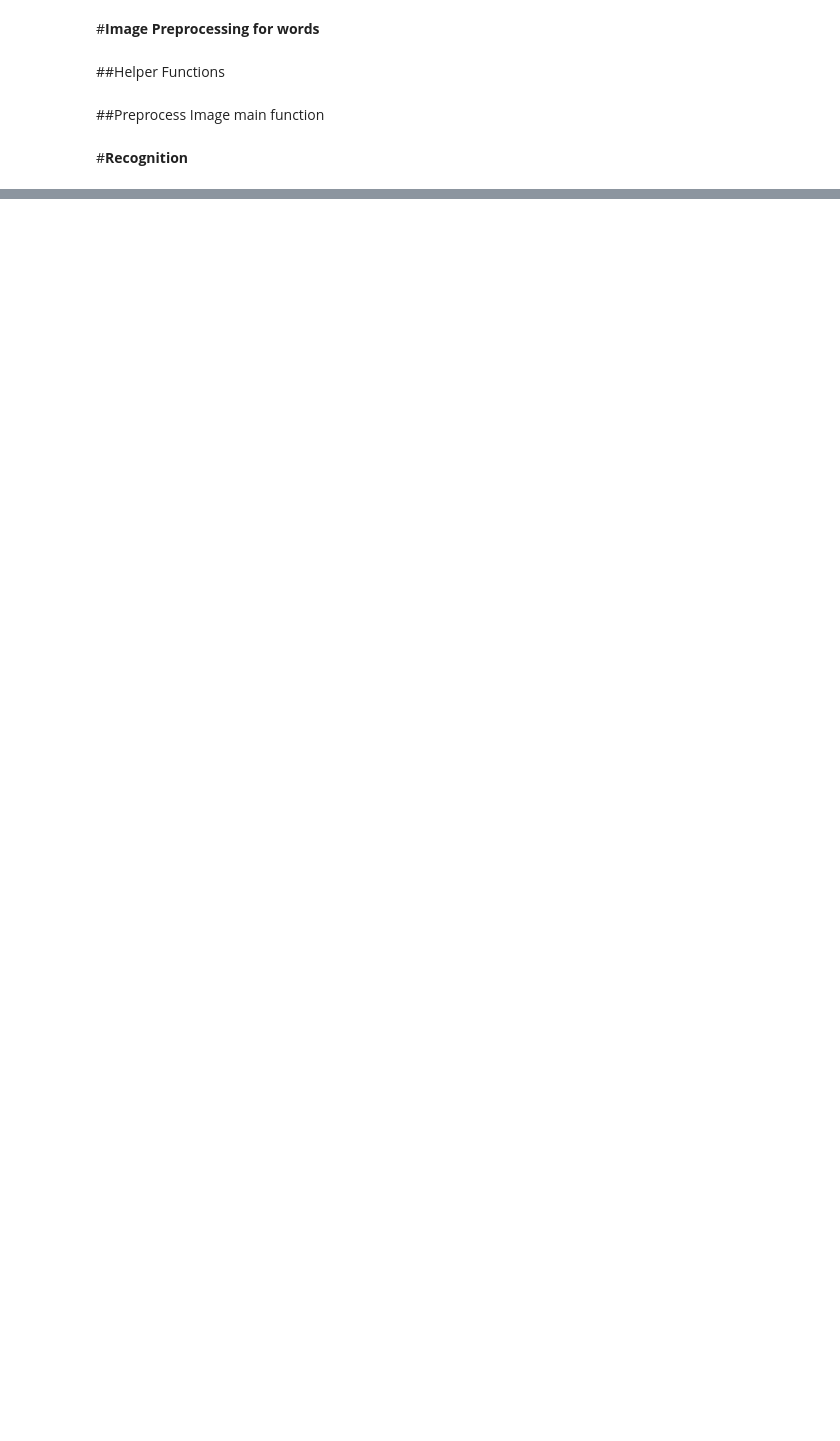
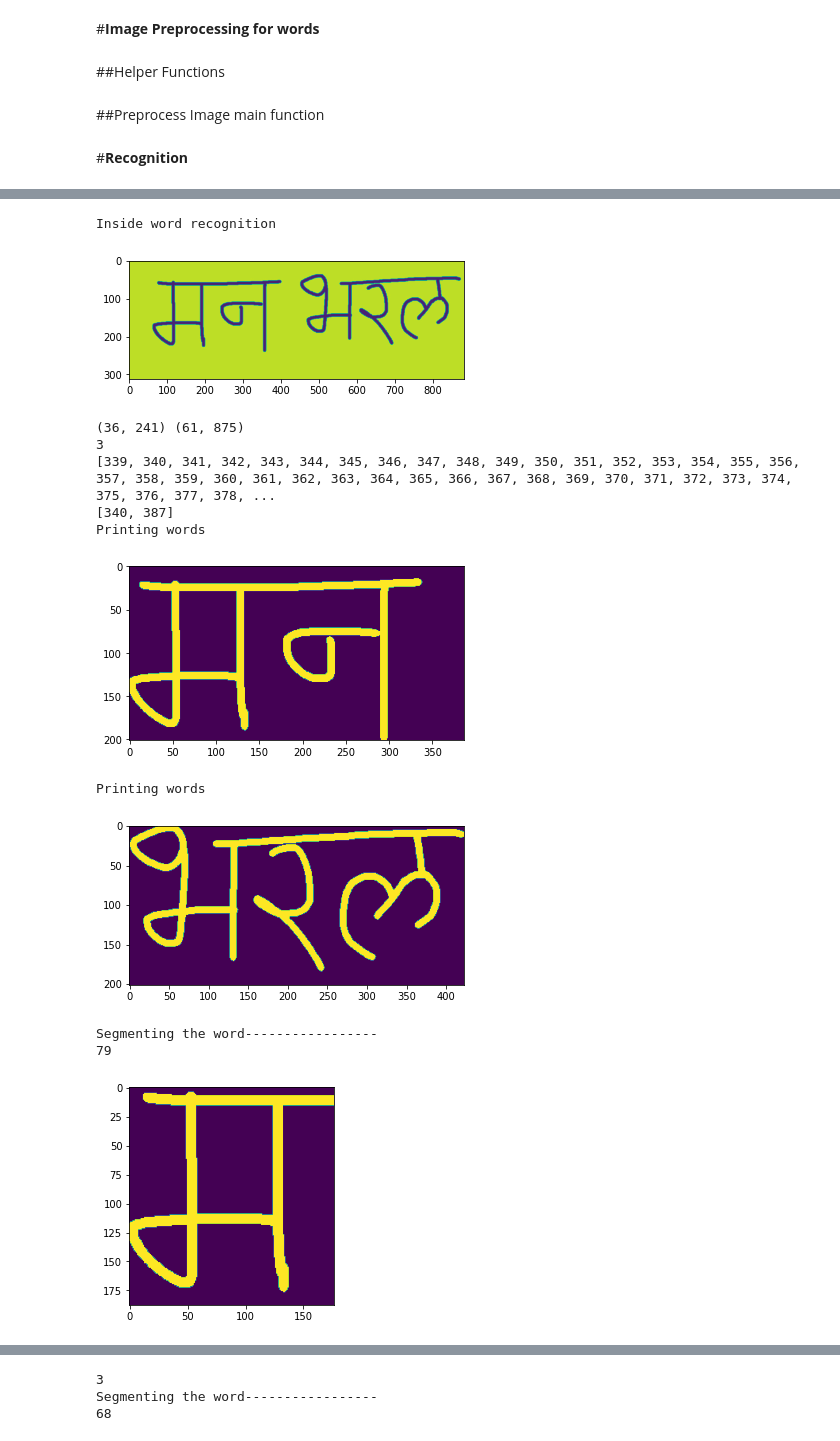
Before and after one commit to revatim/Devanagri-image-to-text, a Jupyter notebook: CS617_Project.ipynb, the cells around one changed output, grey strips where cells are left out. Drawn from its saved outputs; the diff is of its cells as text; code cells hidden in the pictures; blank space fills up the shorter version.

Commit message:
Line segmentation done, have to do multiple lines one now

```diff
--- a/CS617_Project.ipynb
+++ b/CS617_Project.ipynb
@@ -323,6 +327,9 @@ def image_vs_predicted(image_path):
 def predict_letter(img):
   img_grey = img.convert('L')
   value = np.asarray(img_grey.getdata(), dtype=np.int).reshape((img_grey.size[1], img_grey.size[0]))
+  print("-------------", value.shape)
+  if value.shape[1] == 1:
+    return ' ', 100
   plt.imshow(value, cmap = "binary") # plot the test case
   plt.show()
   x = np.asarray(img_grey.getdata(), dtype=np.int).reshape((img_grey.size[1], img_grey.size[0]))
@@ -578,7 +641,7 @@ preprocess_image(path_1)
 # %%
 def recognition_word(img_path):
   print("Inside word recognition")
-  letters, trimmed_img, inv_img, text_color = preprocess_image(img_path)
+  letters = preprocess_image(img_path)
   labels = []
   accuracy = []
   for letter in letters:
@@ -659,0 +658,16 @@ With success :  78.27372550964355
+# %%
+recognition_word("line_1.jpeg")
+# %% [output]
+Inside word recognition
+[figure, added]
+(36, 241) (61, 875)
+3
+[339, 340, 341, 342, 343, 344, 345, 346, 347, 348, 349, 350, 351, 352, 353, 354, 355, 356, 357, 358, 359, 360, 361, 362, 363, 364, 365, 366, 367, 368, 369, 370, 371, 372, 373, 374, 375, 376, 377, 378, ...
+[340, 387]
+Printing words
+[figure, added]
+Printing words
+[figure, added]
+Segmenting the word-----------------
+79
+[figure, added]
@@ -659,0 +675,3 @@ With success :  78.27372550964355
+3
+Segmenting the word-----------------
+68
```
Also changed, not shown: parts of 19 cells of this notebook.
